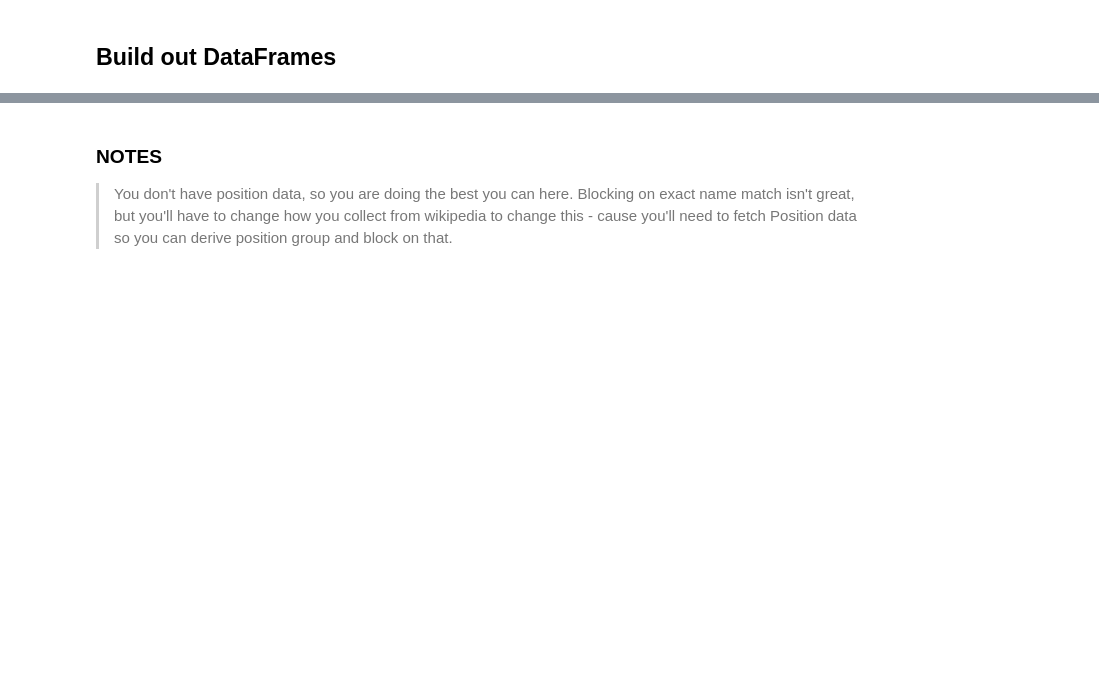
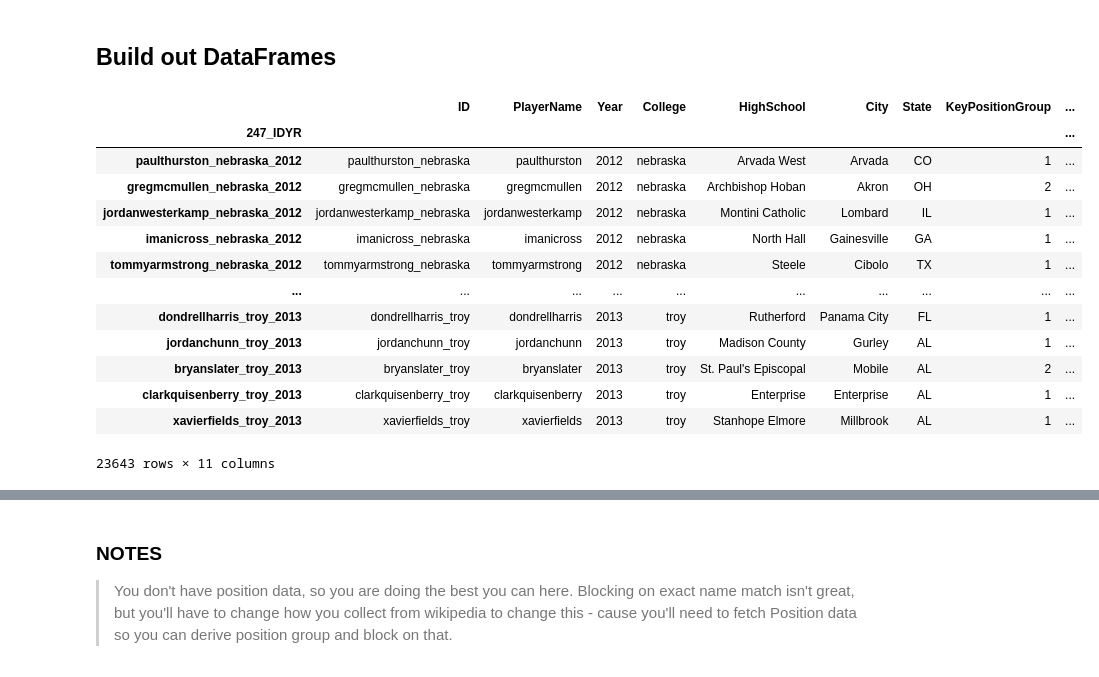
Before and after one commit to andrewt-cville/fb_recruiting, a Jupyter notebook: j_notebooks/TransfersAllConference.ipynb, the cells around one changed output, grey strips where cells are left out. Drawn from its saved outputs; the diff is of its cells as text; code cells hidden in the pictures; blank space fills up the shorter version.

```diff
--- a/j_notebooks/TransfersAllConference.ipynb
+++ b/j_notebooks/TransfersAllConference.ipynb
@@ -11,11 +12,26 @@ import queries
 # %% [markdown]
 ## Build out DataFrames
 # %%
-ranked = False
+ranked = True
 query = queries.get_query_Transfers247(ranked)
 df_247 = (fx.connDBAndReturnDF(query)).set_index('IDYR')
 df_247.index.name = '247_IDYR'
 df_247
+# %% [output]
+|  | ID | PlayerName | Year | College | HighSchool | City | State | KeyPositionGroup | ... |
+| 247_IDYR |  |  |  |  |  |  |  |  | ... |
+| paulthurston_nebraska_2012 | paulthurston_nebraska | paulthurston | 2012 | nebraska | Arvada West | Arvada | CO | 1 | ... |
+| gregmcmullen_nebraska_2012 | gregmcmullen_nebraska | gregmcmullen | 2012 | nebraska | Archbishop Hoban | Akron | OH | 2 | ... |
+| jordanwesterkamp_nebraska_2012 | jordanwesterkamp_nebraska | jordanwesterkamp | 2012 | nebraska | Montini Catholic | Lombard | IL | 1 | ... |
+| imanicross_nebraska_2012 | imanicross_nebraska | imanicross | 2012 | nebraska | North Hall | Gainesville | GA | 1 | ... |
+| tommyarmstrong_nebraska_2012 | tommyarmstrong_nebraska | tommyarmstrong | 2012 | nebraska | Steele | Cibolo | TX | 1 | ... |
+| ... | ... | ... | ... | ... | ... | ... | ... | ... | ... |
+| dondrellharris_troy_2013 | dondrellharris_troy | dondrellharris | 2013 | troy | Rutherford | Panama City | FL | 1 | ... |
+| jordanchunn_troy_2013 | jordanchunn_troy | jordanchunn | 2013 | troy | Madison County | Gurley | AL | 1 | ... |
+| bryanslater_troy_2013 | bryanslater_troy | bryanslater | 2013 | troy | St. Paul's Episcopal | Mobile | AL | 2 | ... |
+| clarkquisenberry_troy_2013 | clarkquisenberry_troy | clarkquisenberry | 2013 | troy | Enterprise | Enterprise | AL | 1 | ... |
+| xavierfields_troy_2013 | xavierfields_troy | xavierfields | 2013 | troy | Stanhope Elmore | Millbrook | AL | 1 | ... |
+23643 rows × 11 columns
 # %%
 limit = False
 year = '2004'
```
Also changed, not shown: parts of 10 cells of this notebook, 8 other files.
